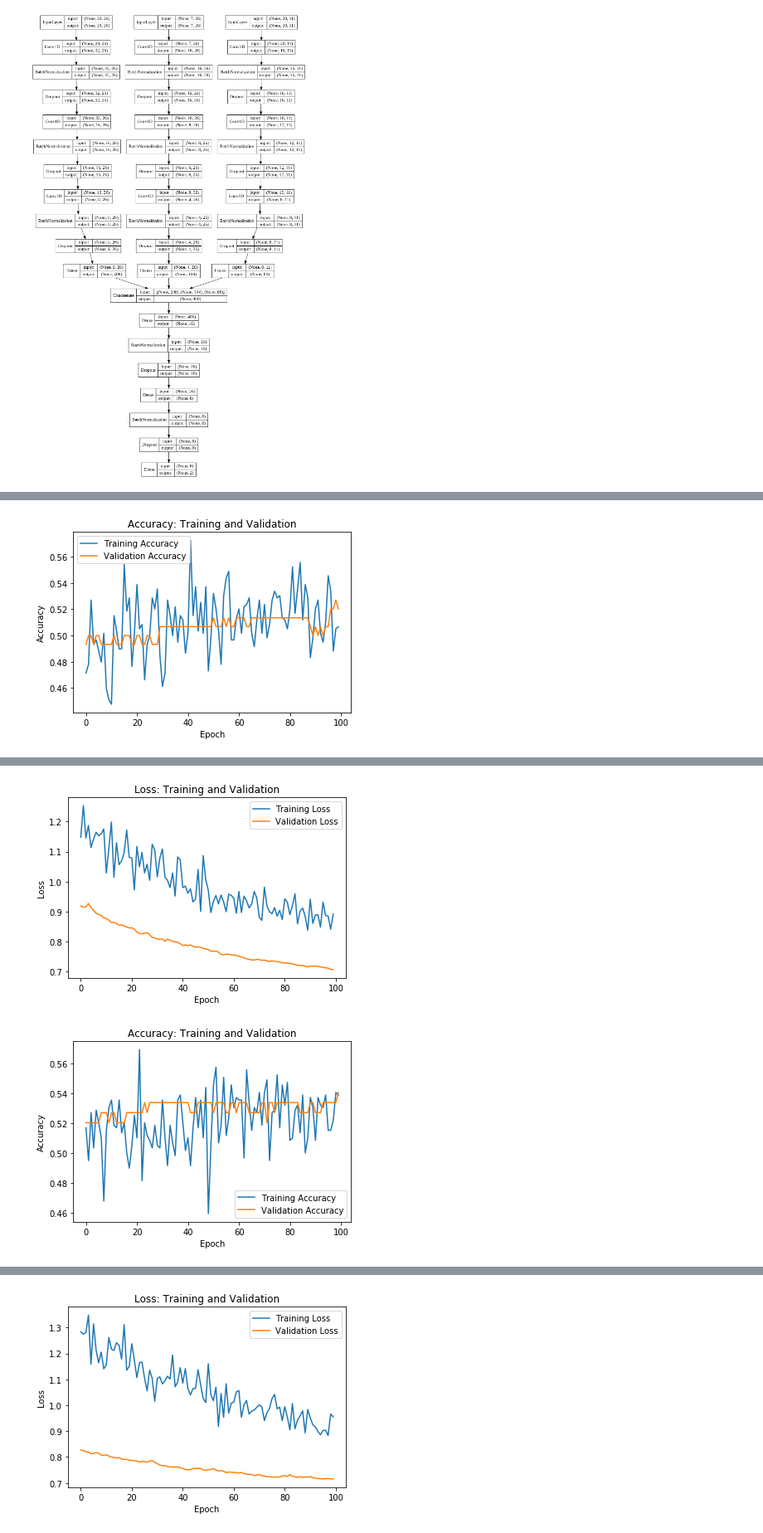
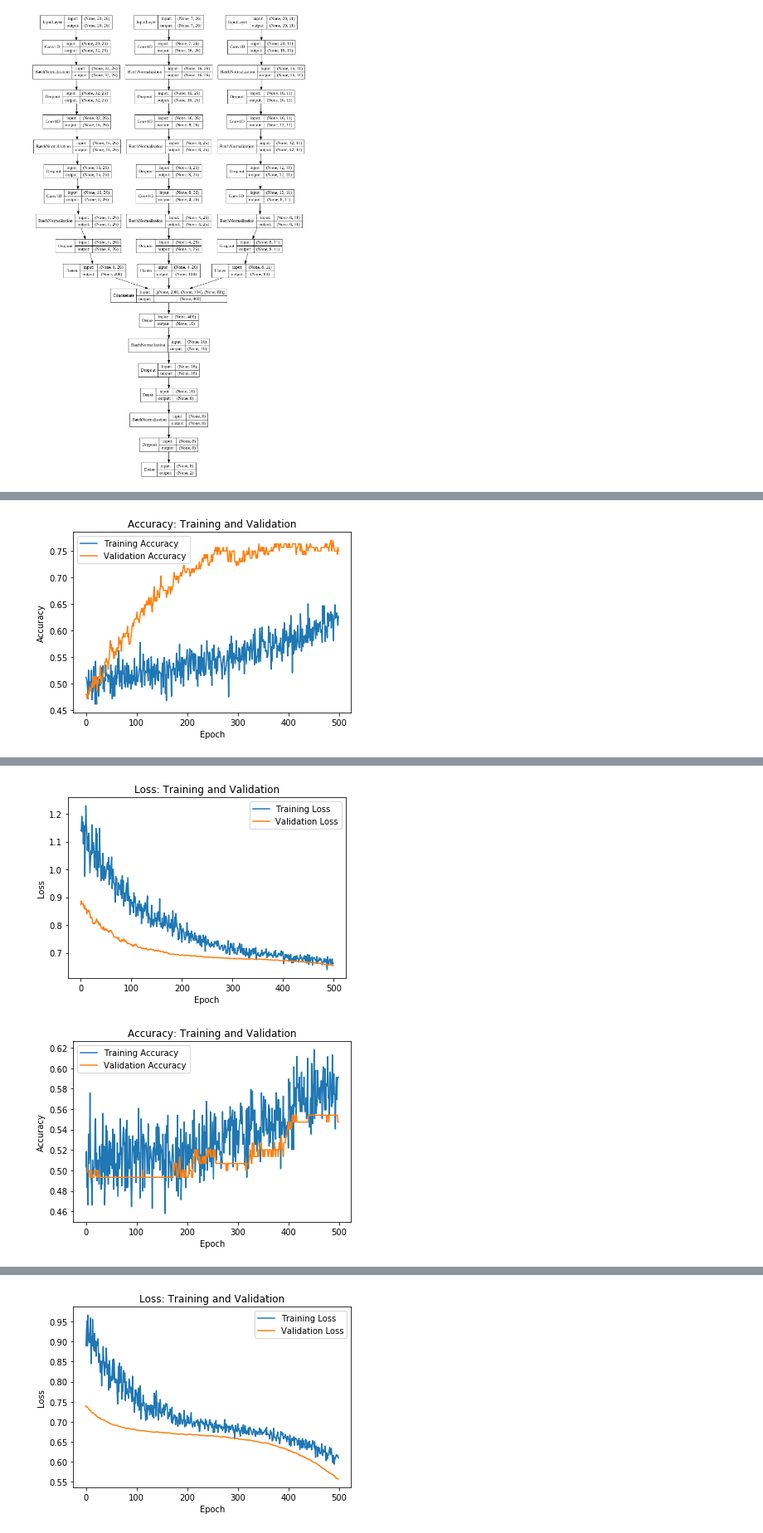
Before and after one commit to mrzResearchArena/TF-2.x, a Jupyter notebook: Finalized-ACP-740.ipynb, the cells around one changed output, grey strips where cells are left out. Shown at 83% size. Saved outputs shown, nothing was run; the diff lists cells and outputs as text; code cells hidden in the pictures.

```diff
--- a/Finalized-ACP-740.ipynb
+++ b/Finalized-ACP-740.ipynb
@@ -234,4 +233,8 @@ setBatchSizeNumber = 16
 # %%
+setEpochNumber     = 500     # 2,500 performed well.
+setBatchSizeNumber = 16
+####################################################
+
 cv = KFold(n_splits=5, shuffle=True)
 
 Accuracy = []
@@ -250,7 +253,7 @@ for train, test in cv.split(Y):
     # Compile Model:
     model = Network()
     model.compile(optimizer=Adam(lr=0.00005),
-                  loss='binary_crossentropy',
+                  loss='categorical_crossentropy',
                   metrics=['accuracy'])
 
     # Run Model:
@@ -329,3 +332,3 @@ Fold's Accuracy: 52.03
-[figure, old version]
+[figure, new version]
 #################################################
 Train on 592 samples, validate on 148 samples
@@ -347,4 +350,4 @@ Fold's Accuracy: 54.05
-[figure, old version]
+[figure, new version]
-[figure, old version]
+[figure, new version]
 #################################################
 Train on 592 samples, validate on 148 samples
@@ -366 +369 @@ Fold's Accuracy: 54.73
-[figure, old version]
+[figure, new version]
```
Also changed, not shown: parts of 10 cells of this notebook.
